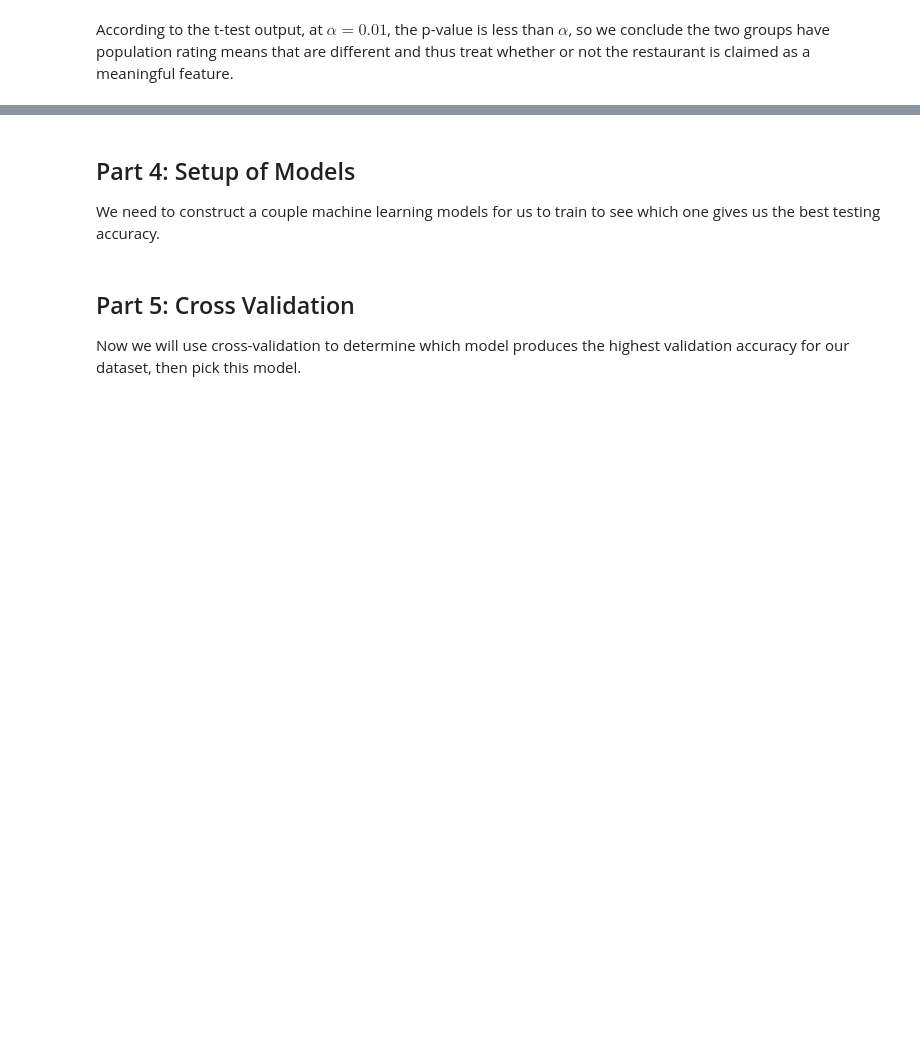
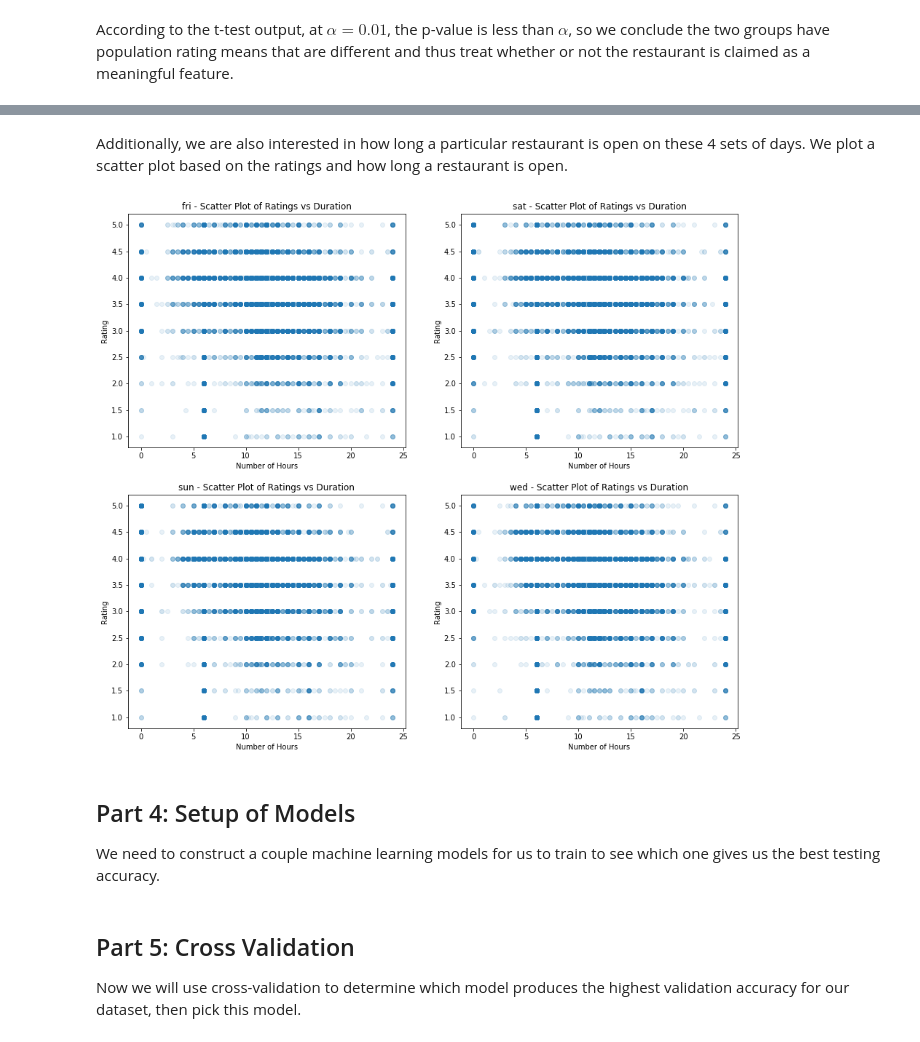
Before and after one commit to sandershihacker/yelp-rating-prediction, a Jupyter notebook: yelp_rating_prediction.ipynb, the cells around one changed output, grey strips where cells are left out. Drawn from its saved outputs; the diff is of its cells as text; code cells hidden in the pictures; blank space fills up the shorter version.

```diff
--- a/yelp_rating_prediction.ipynb
+++ b/yelp_rating_prediction.ipynb
@@ -571,3 +624,55 @@ According to the t-test output, at $\alpha=0.01$, the p-value is less than $\alp
+# %% [markdown]
+Additionally, we are also interested in how long a particular restaurant is open on these 4 sets of days.
+We plot a scatter plot based on the ratings and how long a restaurant is open.
+# %%
+def convert(string):
+    """
+    Convert a time string into minutes
+    """
+    hour = int(string[0:2])
+    minutes = int(string[2:])
+    return hour*60 + minutes
+
+def next_day(diff):
+    """
+    Return number of hours if restaurant closes past midnight
+    """
+    if (diff < 0):
+        return 24*60 + diff
+    return diff
+
+def scatterplot_duration(rating, df):
+    """
+    Input:
+    - rating is the list of possible ratings
+    - df is the pandas dataframe containing the training data
+
+    This function plots the bar chart of the ratings for each of the days (overnight or not)
+    """
+    # Days that are taken into consideration
+    days = ["fri", "sat", "sun", "wed"]
+    i = 1
+    for day in days:
+        start_i = day + "_start"
+        end_i = day + "_end"
+        start_df = df[[start_i, end_i, "rating"]]
+        start_df[start_i] = start_df[start_i].apply(convert)
+        start_df[end_i] = start_df[end_i].apply(convert)
+        start_df["duration"] = ((start_df[end_i] - start_df[start_i]).apply(next_day))/60
+        plt.rcParams["figure.figsize"] = [15,13]
+        plt.subplot(2, 2, i)
+        i += 1
+        plt.scatter(start_df["duration"], start_df["rating"], alpha = 0.1)
+        plt.yticks(rating, rating)
+        plt.ylabel("Rating")
+        plt.xlabel("Number of Hours")
+        plt.title("%s - Scatter Plot of Ratings vs Duration" %day)
+    plt.show()
+
+rating = np.linspace(1, 5, 9)
+scatterplot_duration(rating, training_features)
+# %% [output]
+[figure, added]
 # %% [markdown]
 <a id="step-4"></a>
 
```
Also changed, not shown: parts of 12 cells of this notebook.
